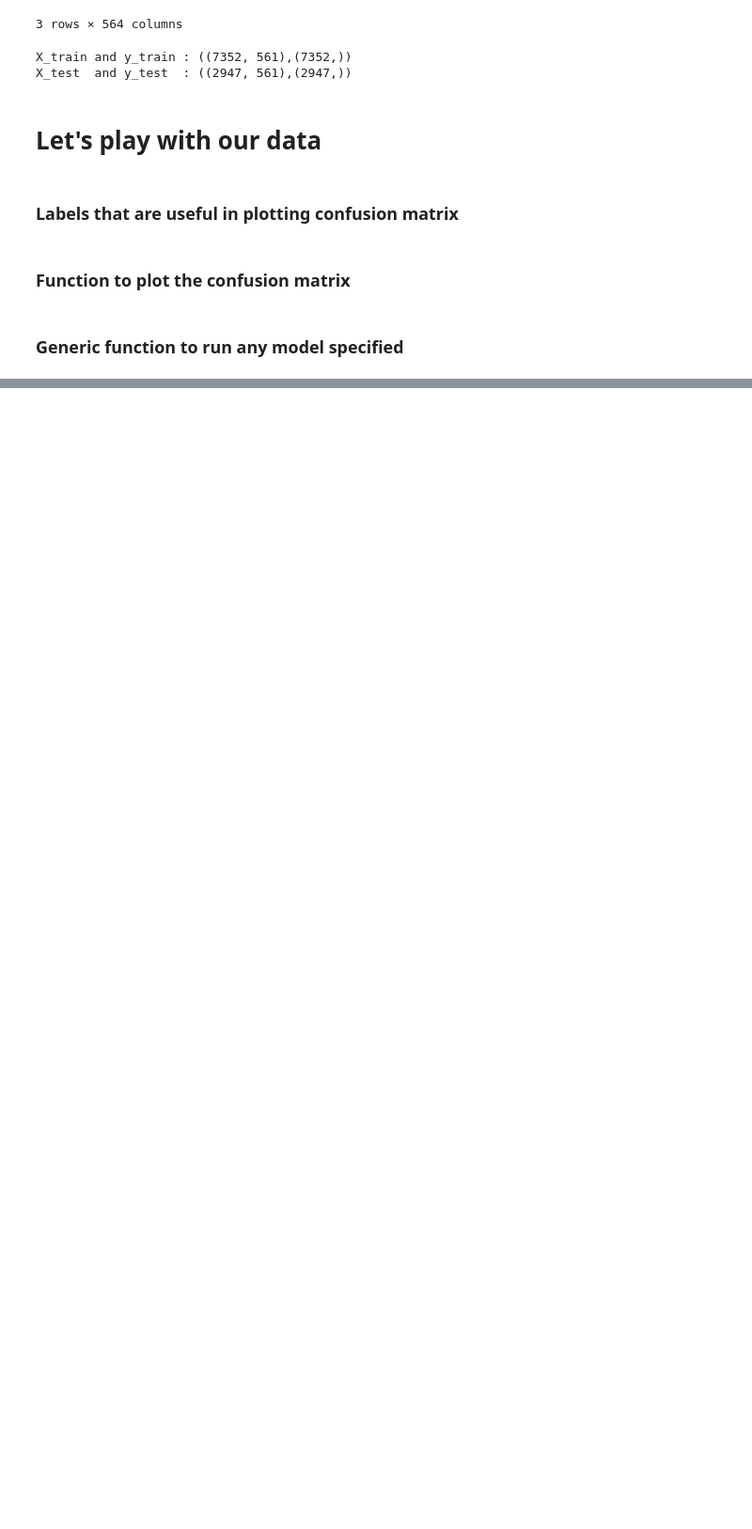
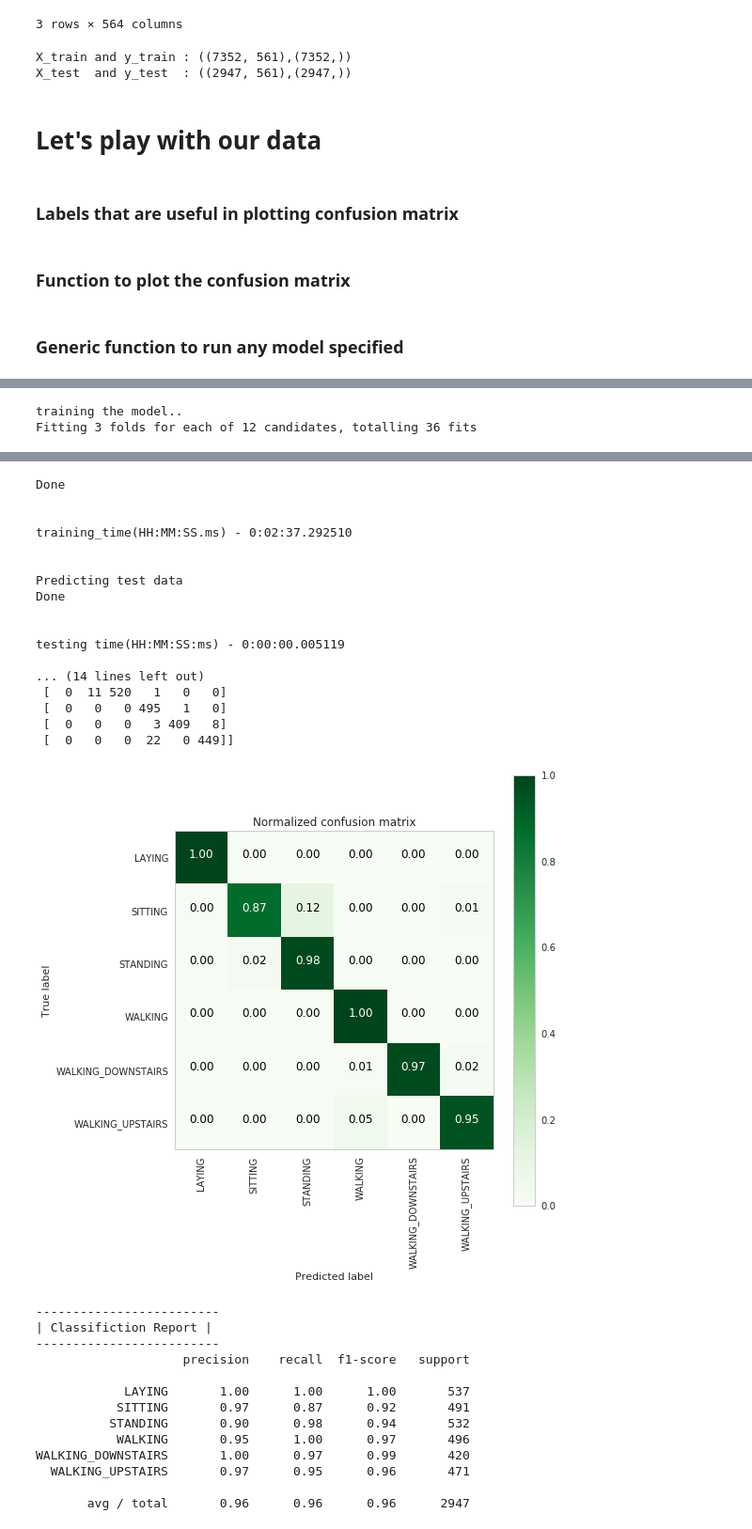
Before and after one commit to ramsane/HumanActivityRecognition, a Jupyter notebook: HAR_PREDICTION_MODELS.ipynb, the cells around one changed output, grey strips where cells are left out. Shown at 94% size. Saved outputs shown, nothing was run; the diff lists cells and outputs as text; code cells hidden in the pictures; blank space fills up the shorter version.

```diff
--- a/HAR_PREDICTION_MODELS.ipynb
+++ b/HAR_PREDICTION_MODELS.ipynb
@@ -176,0 +180,10 @@ WALKING_DOWNSTAIRS       1.00      0.97      0.98       420
+# %%
+
+# start Grid search
+parameters = {'C':[0.01, 0.1, 1, 10, 20, 30], 'penalty':['l2','l1']}
+log_reg = linear_model.LogisticRegression()
+log_reg_grid = GridSearchCV(log_reg, param_grid=parameters, cv=3, verbose=1, n_jobs=-1)
+log_reg_grid_results =  perform_model(log_reg_grid, X_train, y_train, X_test, y_test, class_labels=labels)
+# %% [output]
+training the model..
+Fitting 3 folds for each of 12 candidates, totalling 36 fits
@@ -176,0 +191,31 @@ WALKING_DOWNSTAIRS       1.00      0.97      0.98       420
+Done
+
+
+training_time(HH:MM:SS.ms) - 0:02:37.292510
+
+
+Predicting test data
+Done
+
+
+testing time(HH:MM:SS:ms) - 0:00:00.005119
+
+... (14 lines left out)
+ [  0  11 520   1   0   0]
+ [  0   0   0 495   1   0]
+ [  0   0   0   3 409   8]
+ [  0   0   0  22   0 449]]
+[figure, added]
+-------------------------
+| Classifiction Report |
+-------------------------
+                    precision    recall  f1-score   support
+
+            LAYING       1.00      1.00      1.00       537
+           SITTING       0.97      0.87      0.92       491
+          STANDING       0.90      0.98      0.94       532
+           WALKING       0.95      1.00      0.97       496
+WALKING_DOWNSTAIRS       1.00      0.97      0.99       420
+  WALKING_UPSTAIRS       0.97      0.95      0.96       471
+
+       avg / total       0.96      0.96      0.96      2947
```
Also changed, not shown: parts of 69 cells of this notebook, 1 other file.
